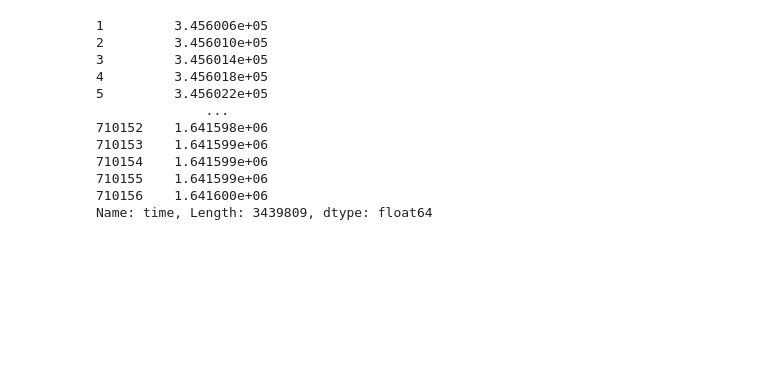
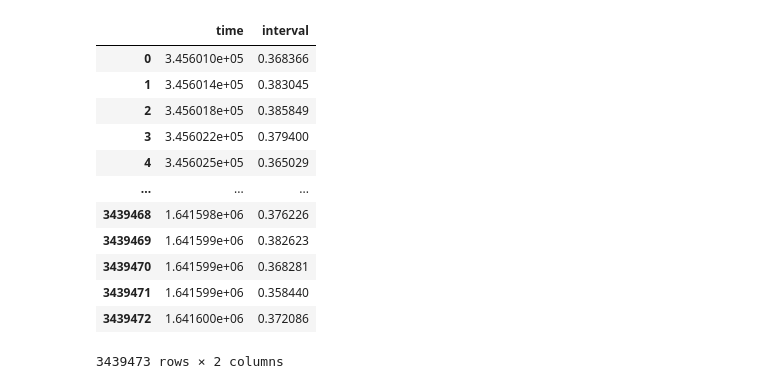
Before and after one commit to aidanlokeeffe/nicu_hrv_analysis, a Jupyter notebook: notebooks/02-clean-rr-intervals.ipynb, the cells around one changed output. Cells and saved outputs as stored; diff of their text form; code cells hidden in the pictures; blank space fills up the shorter version.

```diff
--- a/notebooks/02-clean-rr-intervals.ipynb
+++ b/notebooks/02-clean-rr-intervals.ipynb
@@ -51,18 +194,19 @@ Starting now with infant 1
-# %%
-buffer
-# %% [output]
-1         3.456006e+05
-2         3.456010e+05
-3         3.456014e+05
-4         3.456018e+05
-5         3.456022e+05
-              ...
-710152    1.641598e+06
-710153    1.641599e+06
-710154    1.641599e+06
-710155    1.641599e+06
-710156    1.641600e+06
-Name: time, Length: 3439809, dtype: float64
+# %%
+df
+# %% [output]
+|  | time | interval |
+| 0 | 3.456010e+05 | 0.368366 |
+| 1 | 3.456014e+05 | 0.383045 |
+| 2 | 3.456018e+05 | 0.385849 |
+| 3 | 3.456022e+05 | 0.379400 |
+| 4 | 3.456025e+05 | 0.365029 |
+| ... | ... | ... |
+| 3439468 | 1.641598e+06 | 0.376226 |
+| 3439469 | 1.641599e+06 | 0.382623 |
+| 3439470 | 1.641599e+06 | 0.368281 |
+| 3439471 | 1.641599e+06 | 0.358440 |
+| 3439472 | 1.641600e+06 | 0.372086 |
+3439473 rows × 2 columns
 # %%
 # This cell tests if concatenating the dataframes works as expected
 df.reset_index(drop=True,inplace=True)
```
Also changed, not shown: parts of 11 cells of this notebook.
